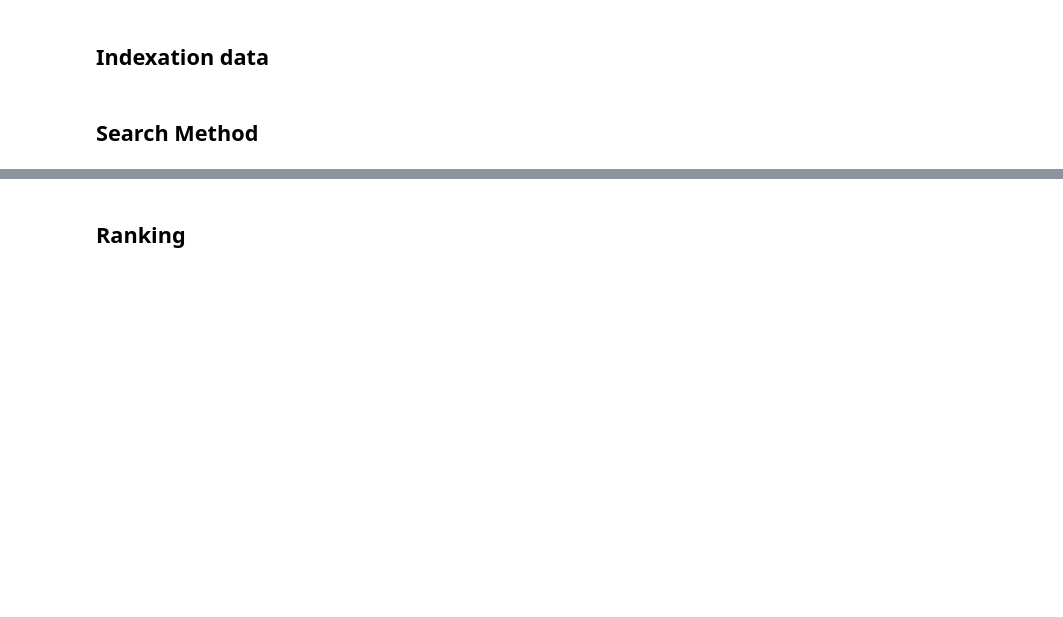
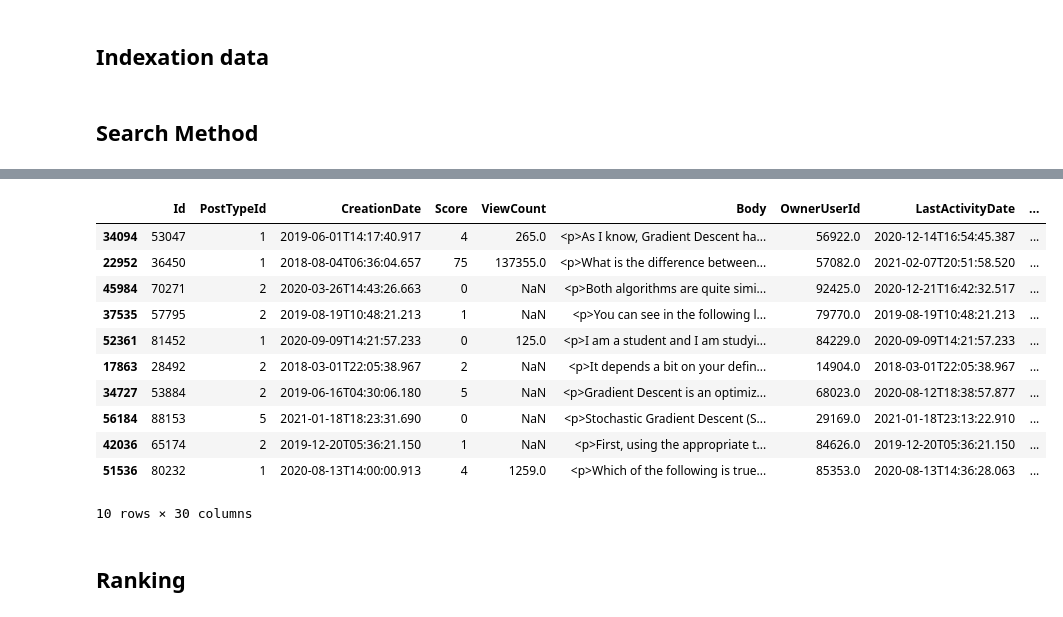
Before and after one commit to solalducloyer/EI_ST4_Groupe1, a Jupyter notebook: Search_Engine_Final.ipynb, the cells around one changed output, grey strips where cells are left out. Saved outputs shown, nothing was run; the diff lists cells and outputs as text; code cells hidden in the pictures; blank space fills up the shorter version.

```diff
--- a/Search_Engine_Final.ipynb
+++ b/Search_Engine_Final.ipynb
@@ -216,6 +216,6 @@ def scored_df(query, df=df, inverted_index=inverted_index, k1=1.5, b=0.75, m=0.7
   return df_copy
 
 
-def search(query, top=10, mesure='MMesure', df=df, inverted_index=inverted_index, k1=1.5, b=0.75, m=0.7, embeddings=embeddings, MODEL_ST=MODEL_ST):
+def search(query, top, df=df, inverted_index=inverted_index, k1=1.5, b=0.75, m=0.7, embeddings=embeddings, MODEL_ST=MODEL_ST):
   df_copy=scored_df(query, df, inverted_index, k1, b, m, embeddings, MODEL_ST)
-  return df_copy.nlargest(top, mesure)
+  return df_copy.nlargest(top, 'MMesure')
@@ -237,2 +222,18 @@ search(query, top=10, mesure = 'MMesure').loc[:,['Id','Title','CleanBody','Score
+# %%
+query='what is stochastic gradient descent ?'
+search(query, top=10)
+# %% [output]
+|  | Id | PostTypeId | CreationDate | Score | ViewCount | Body | OwnerUserId | LastActivityDate | ... |
+| 34094 | 53047 | 1 | 2019-06-01T14:17:40.917 | 4 | 265.0 | <p>As I know, Gradient Descent ha... | 56922.0 | 2020-12-14T16:54:45.387 | ... |
+| 22952 | 36450 | 1 | 2018-08-04T06:36:04.657 | 75 | 137355.0 | <p>What is the difference between... | 57082.0 | 2021-02-07T20:51:58.520 | ... |
+| 45984 | 70271 | 2 | 2020-03-26T14:43:26.663 | 0 | NaN | <p>Both algorithms are quite simi... | 92425.0 | 2020-12-21T16:42:32.517 | ... |
+| 37535 | 57795 | 2 | 2019-08-19T10:48:21.213 | 1 | NaN | <p>You can see in the following l... | 79770.0 | 2019-08-19T10:48:21.213 | ... |
+| 52361 | 81452 | 1 | 2020-09-09T14:21:57.233 | 0 | 125.0 | <p>I am a student and I am studyi... | 84229.0 | 2020-09-09T14:21:57.233 | ... |
+| 17863 | 28492 | 2 | 2018-03-01T22:05:38.967 | 2 | NaN | <p>It depends a bit on your defin... | 14904.0 | 2018-03-01T22:05:38.967 | ... |
+| 34727 | 53884 | 2 | 2019-06-16T04:30:06.180 | 5 | NaN | <p>Gradient Descent is an optimiz... | 68023.0 | 2020-08-12T18:38:57.877 | ... |
+| 56184 | 88153 | 5 | 2021-01-18T18:23:31.690 | 0 | NaN | <p>Stochastic Gradient Descent (S... | 29169.0 | 2021-01-18T23:13:22.910 | ... |
+| 42036 | 65174 | 2 | 2019-12-20T05:36:21.150 | 1 | NaN | <p>First, using the appropriate t... | 84626.0 | 2019-12-20T05:36:21.150 | ... |
+| 51536 | 80232 | 1 | 2020-08-13T14:00:00.913 | 4 | 1259.0 | <p>Which of the following is true... | 85353.0 | 2020-08-13T14:36:28.063 | ... |
+10 rows × 30 columns
 # %% [markdown]
 ## Ranking
```
Also changed, not shown: parts of 13 cells of this notebook.
